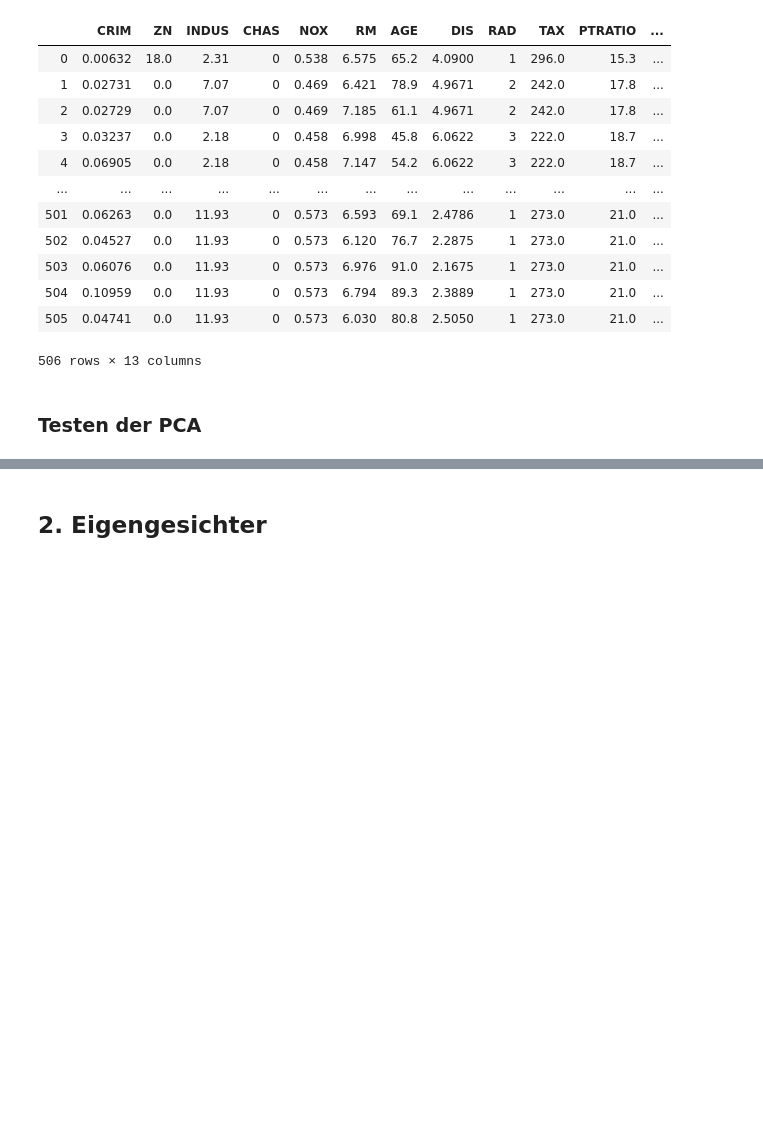
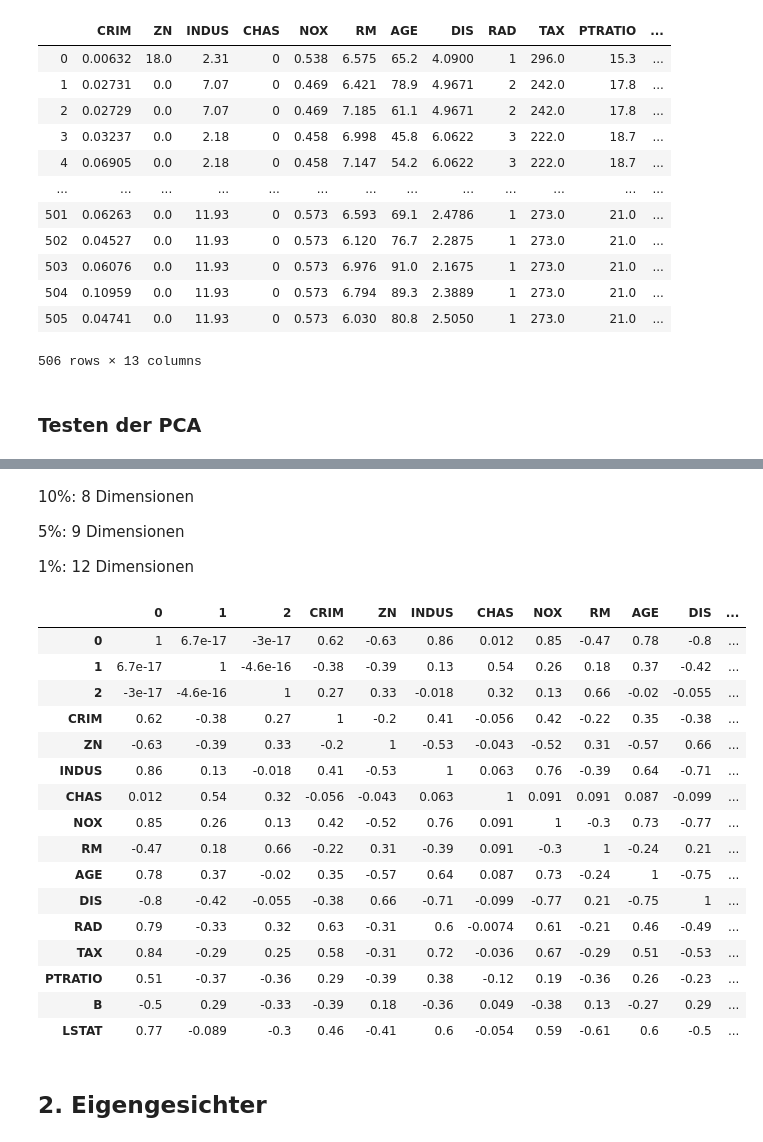
Before and after one commit to hekrause/htwg_mldl, a Jupyter notebook: Uebungen/Uebung02/Notebooks/work.ipynb, the cells around one changed output, grey strips where cells are left out. Cells and saved outputs as stored; diff of their text form; code cells hidden in the pictures; blank space fills up the shorter version.

```diff
--- a/Uebungen/Uebung02/Notebooks/work.ipynb
+++ b/Uebungen/Uebung02/Notebooks/work.ipynb
@@ -81,7 +82,7 @@ def pca(data, r, whiten=True):
     #print(U.shape, S.shape, VT.shape)
 
     data_whitened = data
-    eigen_values = S[:r]**2 / (n - 1)
+    eigen_values = S[:r]**2 / (d - 1)
     eigen_vectors = VT
     principal_components = VT.T[:, :r]
     scores = (U[:, :r] @ np.diag(S[:r]))
@@ -212,0 +214,8 @@ plot_visuals(data_whitened, scores)
+# %%
+boston_array = np.asarray(boston)
+data_whitened, eigen_values, principal_components, scores, eigen_vectors = pca(boston_array, len(boston_array.T))
+eigen_values_df = pd.DataFrame(columns=["Eigenvalues", "Anteilige Varianz", "Kumulative Varianz"])
+eigen_values_df.iloc[:, 0] = eigen_values
+eigen_values_df.iloc[:, 1] = np.var(scores, axis=0) / np.var(scores, axis=0).sum()
+eigen_values_df.iloc[:, 2] = np.cumsum(eigen_values_df.iloc[:, 1]) * 100
+eigen_values_df
@@ -213,3 +237,33 @@ plot_visuals(data_whitened, scores)
+# %% [markdown]
+10%:  8 Dimensionen
+
+ 5%:  9 Dimensionen
+
+ 1%: 12 Dimensionen
+# %%
+scores_df = pd.DataFrame(scores[:, :3])
+merged_df = pd.concat([scores_df, boston], axis=1, sort="False")
+corr = merged_df.corr()
+cmap = cm.get_cmap('Greens', 256)
+corr.style.background_gradient(cmap=cmap, axis=None).set_precision(2)
+# %% [output]
+|  | 0 | 1 | 2 | CRIM | ZN | INDUS | CHAS | NOX | RM | AGE | DIS | ... |
+| 0 | 1 | 6.7e-17 | -3e-17 | 0.62 | -0.63 | 0.86 | 0.012 | 0.85 | -0.47 | 0.78 | -0.8 | ... |
+| 1 | 6.7e-17 | 1 | -4.6e-16 | -0.38 | -0.39 | 0.13 | 0.54 | 0.26 | 0.18 | 0.37 | -0.42 | ... |
+| 2 | -3e-17 | -4.6e-16 | 1 | 0.27 | 0.33 | -0.018 | 0.32 | 0.13 | 0.66 | -0.02 | -0.055 | ... |
+| CRIM | 0.62 | -0.38 | 0.27 | 1 | -0.2 | 0.41 | -0.056 | 0.42 | -0.22 | 0.35 | -0.38 | ... |
+| ZN | -0.63 | -0.39 | 0.33 | -0.2 | 1 | -0.53 | -0.043 | -0.52 | 0.31 | -0.57 | 0.66 | ... |
+| INDUS | 0.86 | 0.13 | -0.018 | 0.41 | -0.53 | 1 | 0.063 | 0.76 | -0.39 | 0.64 | -0.71 | ... |
+| CHAS | 0.012 | 0.54 | 0.32 | -0.056 | -0.043 | 0.063 | 1 | 0.091 | 0.091 | 0.087 | -0.099 | ... |
+| NOX | 0.85 | 0.26 | 0.13 | 0.42 | -0.52 | 0.76 | 0.091 | 1 | -0.3 | 0.73 | -0.77 | ... |
+| RM | -0.47 | 0.18 | 0.66 | -0.22 | 0.31 | -0.39 | 0.091 | -0.3 | 1 | -0.24 | 0.21 | ... |
+| AGE | 0.78 | 0.37 | -0.02 | 0.35 | -0.57 | 0.64 | 0.087 | 0.73 | -0.24 | 1 | -0.75 | ... |
+| DIS | -0.8 | -0.42 | -0.055 | -0.38 | 0.66 | -0.71 | -0.099 | -0.77 | 0.21 | -0.75 | 1 | ... |
+| RAD | 0.79 | -0.33 | 0.32 | 0.63 | -0.31 | 0.6 | -0.0074 | 0.61 | -0.21 | 0.46 | -0.49 | ... |
+| TAX | 0.84 | -0.29 | 0.25 | 0.58 | -0.31 | 0.72 | -0.036 | 0.67 | -0.29 | 0.51 | -0.53 | ... |
+| PTRATIO | 0.51 | -0.37 | -0.36 | 0.29 | -0.39 | 0.38 | -0.12 | 0.19 | -0.36 | 0.26 | -0.23 | ... |
+| B | -0.5 | 0.29 | -0.33 | -0.39 | 0.18 | -0.36 | 0.049 | -0.38 | 0.13 | -0.27 | 0.29 | ... |
+| LSTAT | 0.77 | -0.089 | -0.3 | 0.46 | -0.41 | 0.6 | -0.054 | 0.59 | -0.61 | 0.6 | -0.5 | ... |
 # %% [markdown]
 ## 2. Eigengesichter
 # %%
```
Also changed, not shown: parts of 12 cells of this notebook.
